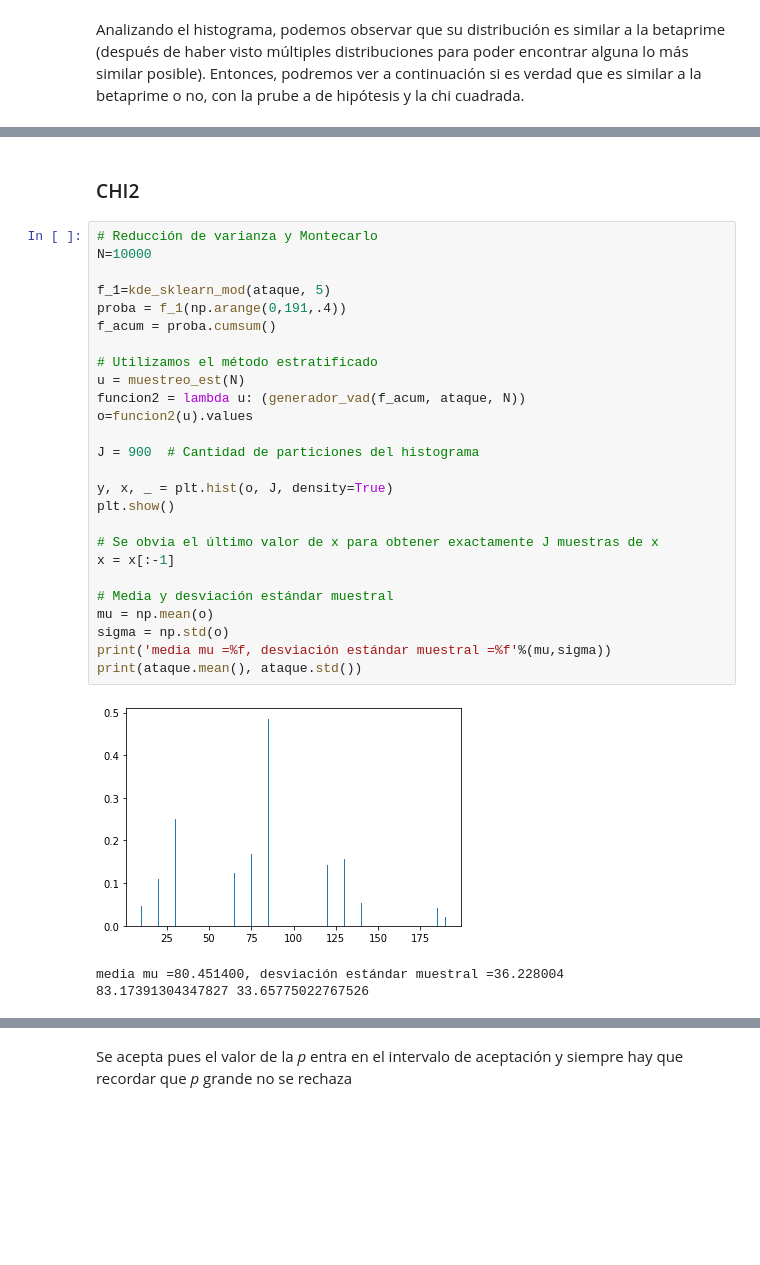
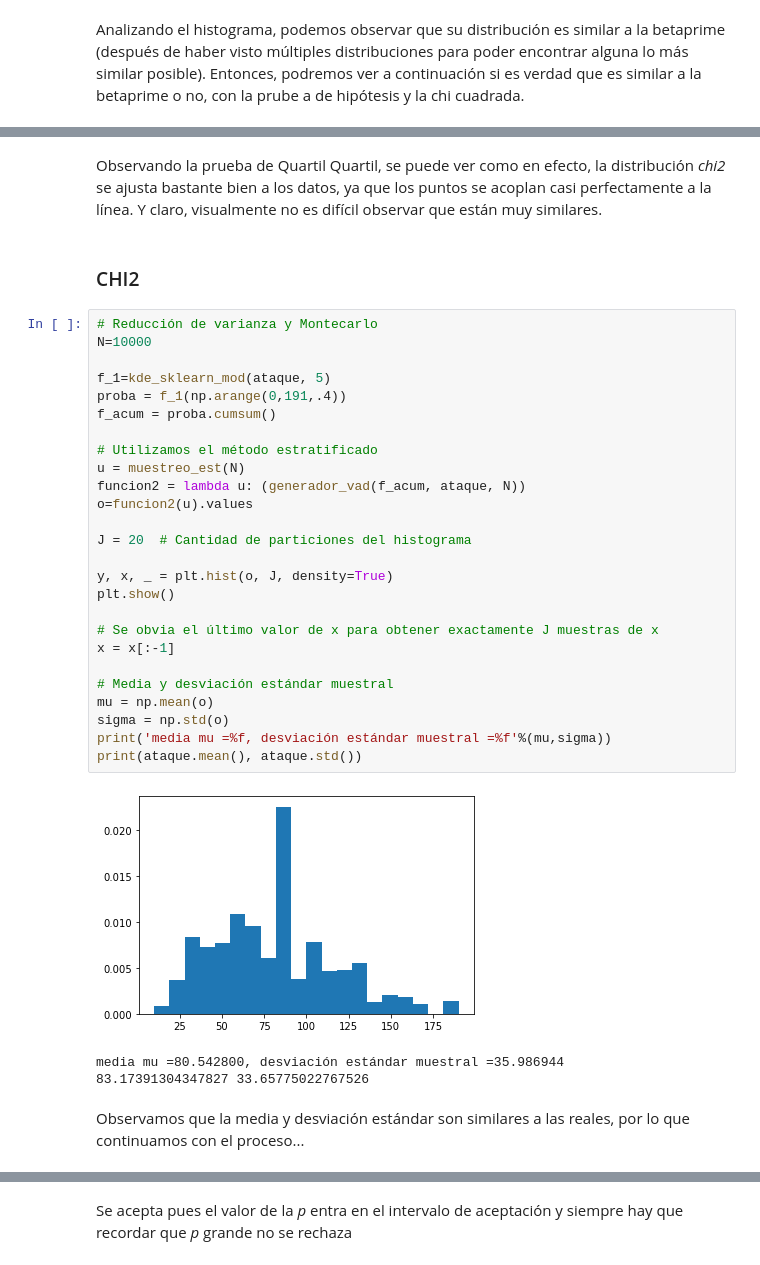
Before and after one commit to JuanPrdz/Proyecto_tema2_JPRodriguez_ARamirez_SRomero, a Jupyter notebook: El_bueno.ipynb, the cells around one changed output, grey strips where cells are left out. Cells and saved outputs as stored; diff of their text form; blank space fills up the shorter version.

```diff
--- a/El_bueno.ipynb
+++ b/El_bueno.ipynb
@@ -241,33 +275,37 @@ Text(0.5, 1.0, 'Usando paquete stats')
+# %% [markdown]
+Observando la prueba de Quartil Quartil, se puede ver como en efecto, la distribución _chi2_ se ajusta bastante bien a los datos, ya que los puntos se acoplan casi perfectamente a la línea. Y claro, visualmente no es difícil observar que están muy similares.
 # %% [markdown]
 ### CHI2
 # %%
 # Reducción de varianza y Montecarlo
 N=10000
 
 f_1=kde_sklearn_mod(ataque, 5)
 proba = f_1(np.arange(0,191,.4))
 f_acum = proba.cumsum()
 
 # Utilizamos el método estratificado
 u = muestreo_est(N)
 funcion2 = lambda u: (generador_vad(f_acum, ataque, N))
 o=funcion2(u).values
 
-J = 900  # Cantidad de particiones del histograma
+J = 20  # Cantidad de particiones del histograma
 
 y, x, _ = plt.hist(o, J, density=True)
 plt.show()
 
 # Se obvia el último valor de x para obtener exactamente J muestras de x
 x = x[:-1]
 
 # Media y desviación estándar muestral
 mu = np.mean(o)
 sigma = np.std(o)
 print('media mu =%f, desviación estándar muestral =%f'%(mu,sigma))
 print(ataque.mean(), ataque.std())
 # %% [output]
-[figure, old version]
+[figure, new version]
-media mu =80.451400, desviación estándar muestral =36.228004
+media mu =80.542800, desviación estándar muestral =35.986944
 83.17391304347827 33.65775022767526
+# %% [markdown]
+Observamos que la media y desviación estándar son similares a las reales, por lo que continuamos con el proceso...
 # %%
```
Also changed, not shown: parts of 21 cells of this notebook, 2 other files.
